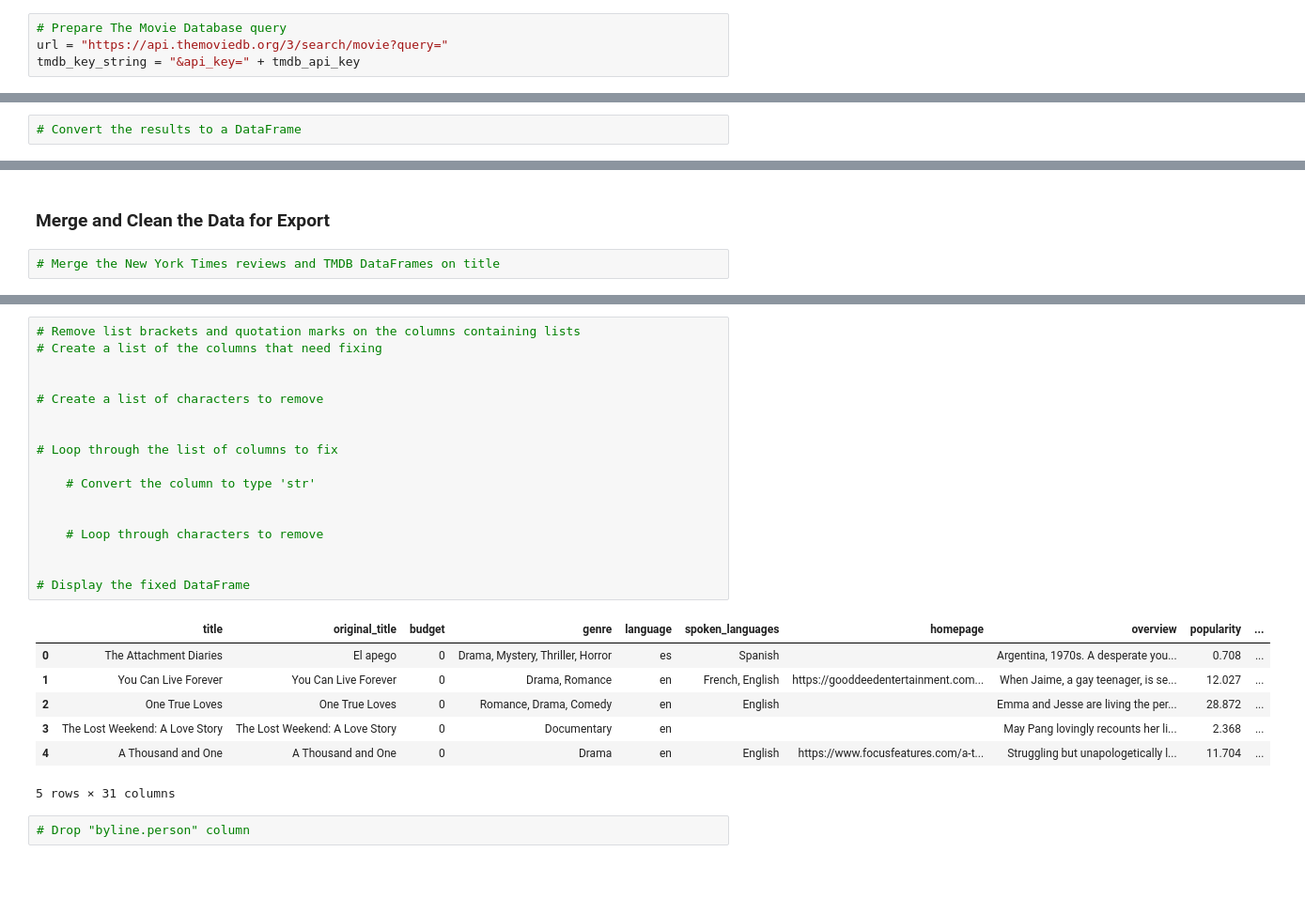
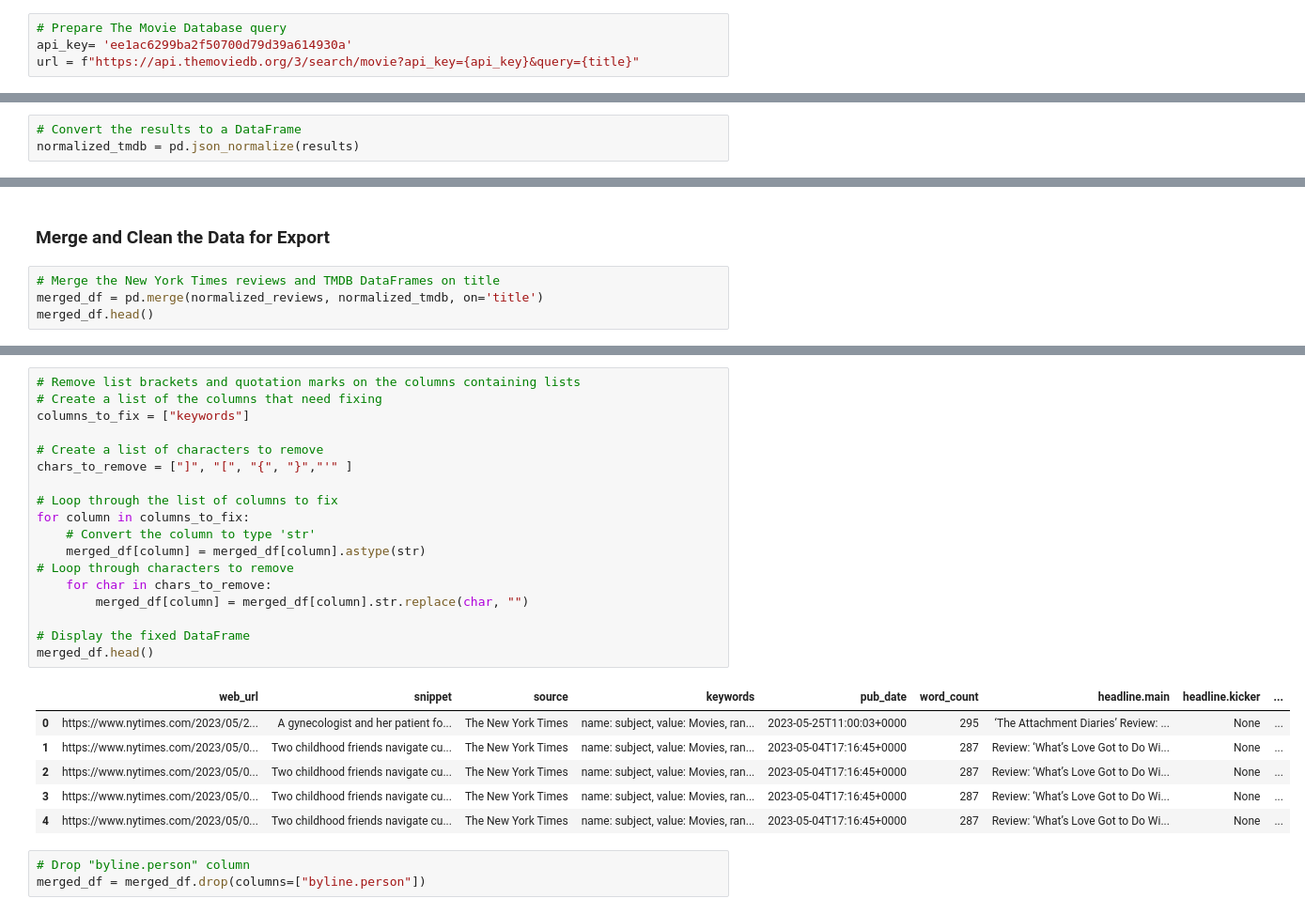
Before and after one commit to rhask87062/data-sourcing-challenge, a Jupyter notebook: retrieve_movie_data.ipynb, the cells around one changed output, grey strips where cells are left out. Shown at 94% size. Drawn from its saved outputs; the diff is of its cells as text; blank space fills up the shorter version.

```diff
--- a/retrieve_movie_data.ipynb
+++ b/retrieve_movie_data.ipynb
@@ -219,5 +221,5 @@ title_list
 ### Access The Movie Database API
 # %%
 # Prepare The Movie Database query
-url = "https://api.themoviedb.org/3/search/movie?query="
-tmdb_key_string = "&api_key=" + tmdb_api_key
+api_key= 'ee1ac6299ba2f50700d79d39a614930a'
+url = f"https://api.themoviedb.org/3/search/movie?api_key={api_key}&query={title}"
@@ -290,2 +327,3 @@ No results found for page 0
 # %%
 # Convert the results to a DataFrame
+normalized_tmdb = pd.json_normalize(results)
@@ -307,4 +331,6 @@ No results found for page 0
 ### Merge and Clean the Data for Export
 # %%
 # Merge the New York Times reviews and TMDB DataFrames on title
+merged_df = pd.merge(normalized_reviews, normalized_tmdb, on='title')
+merged_df.head()
 # %% [output]
@@ -324,27 +343,28 @@ No results found for page 0
 # %%
 # Remove list brackets and quotation marks on the columns containing lists
 # Create a list of the columns that need fixing
-
+columns_to_fix = ["keywords"]
 
 # Create a list of characters to remove
-
+chars_to_remove = ["]", "[", "{", "}","'" ]
 
 # Loop through the list of columns to fix
-
+for column in columns_to_fix:
     # Convert the column to type 'str'
-
-
-    # Loop through characters to remove
-
+    merged_df[column] = merged_df[column].astype(str)
+# Loop through characters to remove
+    for char in chars_to_remove:
+        merged_df[column] = merged_df[column].str.replace(char, "")
 
 # Display the fixed DataFrame
+merged_df.head()
 # %% [output]
-|  | title | original_title | budget | genre | language | spoken_languages | homepage | overview | popularity | ... |
-| 0 | The Attachment Diaries | El apego | 0 | Drama, Mystery, Thriller, Horror | es | Spanish |  | Argentina, 1970s. A desperate you... | 0.708 | ... |
-| 1 | You Can Live Forever | You Can Live Forever | 0 | Drama, Romance | en | French, English | https://gooddeedentertainment.com... | When Jaime, a gay teenager, is se... | 12.027 | ... |
-| 2 | One True Loves | One True Loves | 0 | Romance, Drama, Comedy | en | English |  | Emma and Jesse are living the per... | 28.872 | ... |
-| 3 | The Lost Weekend: A Love Story | The Lost Weekend: A Love Story | 0 | Documentary | en |  |  | May Pang lovingly recounts her li... | 2.368 | ... |
-| 4 | A Thousand and One | A Thousand and One | 0 | Drama | en | English | https://www.focusfeatures.com/a-t... | Struggling but unapologetically l... | 11.704 | ... |
+|  | web_url | snippet | source | keywords | pub_date | word_count | headline.main | headline.kicker | ... |
+| 0 | https://www.nytimes.com/2023/05/2... | A gynecologist and her patient fo... | The New York Times | name: subject, value: Movies, ran... | 2023-05-25T11:00:03+0000 | 295 | ‘The Attachment Diaries’ Review: ... | None | ... |
+| 1 | https://www.nytimes.com/2023/05/0... | Two childhood friends navigate cu... | The New York Times | name: subject, value: Movies, ran... | 2023-05-04T17:16:45+0000 | 287 | Review: ‘What’s Love Got to Do Wi... | None | ... |
+| 2 | https://www.nytimes.com/2023/05/0... | Two childhood friends navigate cu... | The New York Times | name: subject, value: Movies, ran... | 2023-05-04T17:16:45+0000 | 287 | Review: ‘What’s Love Got to Do Wi... | None | ... |
+| 3 | https://www.nytimes.com/2023/05/0... | Two childhood friends navigate cu... | The New York Times | name: subject, value: Movies, ran... | 2023-05-04T17:16:45+0000 | 287 | Review: ‘What’s Love Got to Do Wi... | None | ... |
+| 4 | https://www.nytimes.com/2023/05/0... | Two childhood friends navigate cu... | The New York Times | name: subject, value: Movies, ran... | 2023-05-04T17:16:45+0000 | 287 | Review: ‘What’s Love Got to Do Wi... | None | ... |
-5 rows × 31 columns
 # %%
 # Drop "byline.person" column
+merged_df = merged_df.drop(columns=["byline.person"])
```
Also changed, not shown: parts of 12 cells of this notebook, 1 other file.
